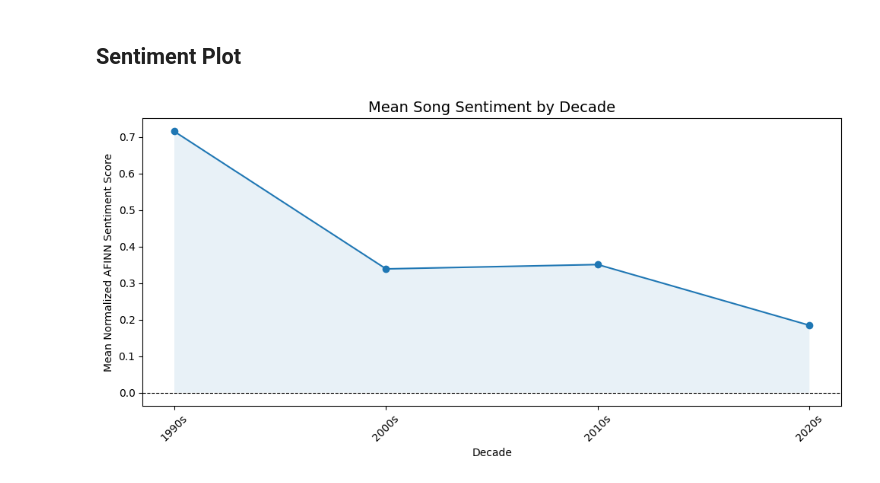
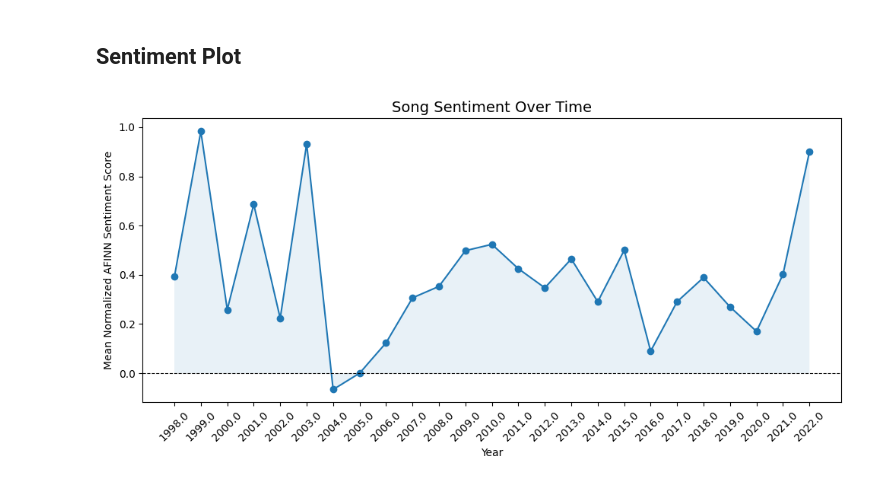
Before and after one commit to maggiecrowner/DS5001-Final-Project, a Jupyter notebook: Sentiment.ipynb, the cells around one changed output. Cells and saved outputs as stored; diff of their text form; code cells hidden in the pictures.

```diff
--- a/Sentiment.ipynb
+++ b/Sentiment.ipynb
@@ -139,34 +139,34 @@ DOC_SENT.to_csv("/content/DS5001-Final-Project/DOC_SENT.csv", sep="|", index=Tru
 ## Sentiment Plot
 # %%
 DOC_SENT = DOC_SENT.merge(
-    LIB[["Artist", "Album", "Title", "Decade"]],
+    LIB[["Artist", "Album", "Title", "Year"]],
     on=["Artist", "Album", "Title"],
     how="left"
 )
 # %%
 import matplotlib.pyplot as plt
 
-decade_sent = (
+year_sent = (
     DOC_SENT
-    .dropna(subset=["Decade"])
-    .groupby("Decade")["sentiment_norm"]
+    .dropna(subset=["Year"])
+    .groupby("Year")["sentiment_norm"]
     .mean()
     .sort_index()
 )
 
 fig, ax = plt.subplots(figsize=(10, 5))
 
-ax.plot(decade_sent.index.astype(str), decade_sent.values, marker="o")
-ax.fill_between(range(len(decade_sent)), decade_sent.values, alpha=0.1)
+ax.plot(year_sent.index.astype(str), year_sent.values, marker="o")
+ax.fill_between(range(len(year_sent)), year_sent.values, alpha=0.1)
 
 ax.axhline(0, color="black", linewidth=0.8, linestyle="--")
-ax.set_title("Mean Song Sentiment by Decade", fontsize=14)
-ax.set_xlabel("Decade")
+ax.set_title("Song Sentiment Over Time", fontsize=14)
+ax.set_xlabel("Year")
 ax.set_ylabel("Mean Normalized AFINN Sentiment Score")
 ax.tick_params(axis="x", rotation=45)
 
 plt.tight_layout()
 plt.savefig("sentiment_plot.png", dpi=150)
 plt.show()
 # %% [output]
-[figure, old version]
+[figure, new version]
```
Also changed, not shown: parts of 3 cells of this notebook.
